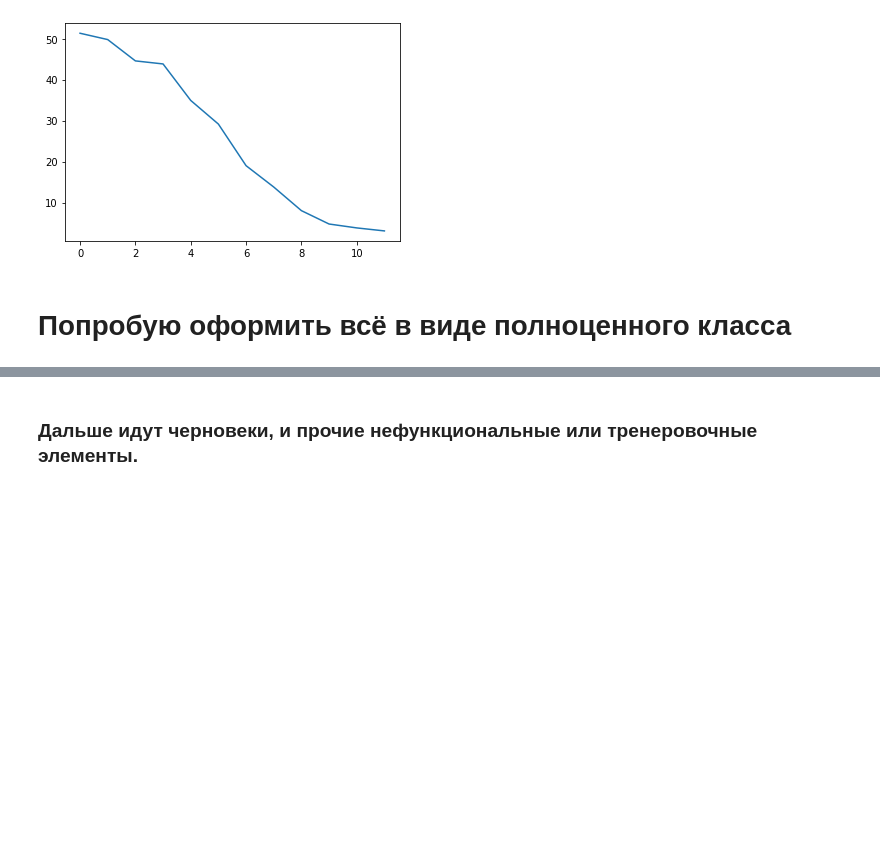
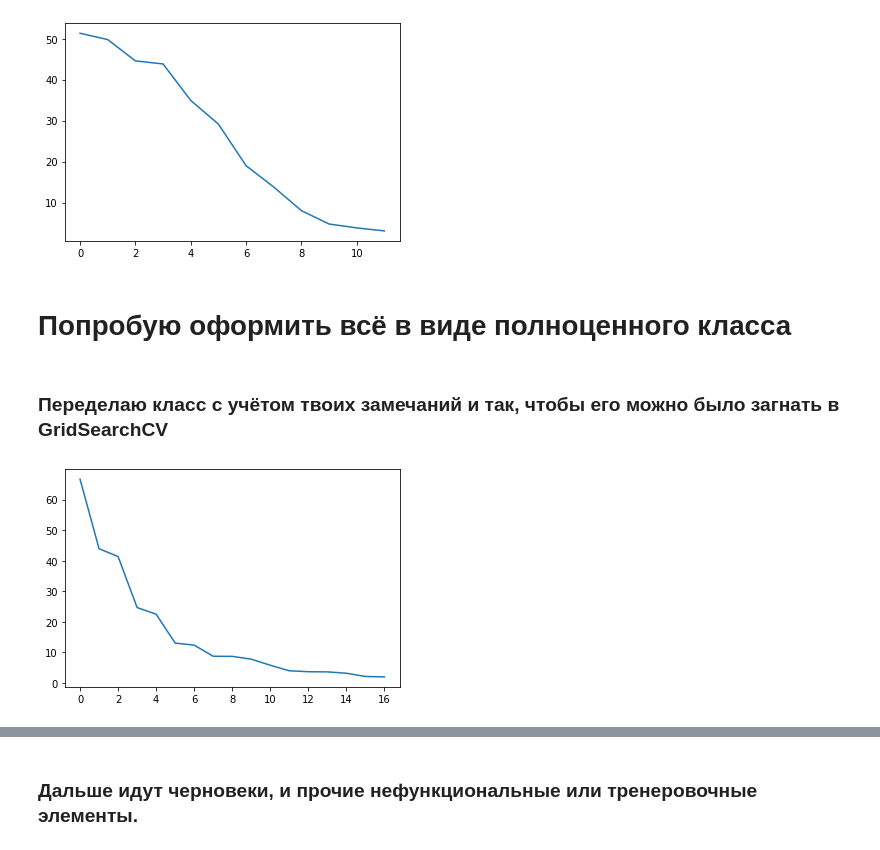
Before and after one commit to 89605502155/ML-repositry, a Jupyter notebook: N-PLS.ipynb, the cells around one changed output, grey strips where cells are left out. Drawn from its saved outputs; the diff is of its cells as text; code cells hidden in the pictures; blank space fills up the shorter version.

Commit message:
I started to make the grid Search. It is not interesting version.

```diff
--- a/N-PLS.ipynb
+++ b/N-PLS.ipynb
@@ -151,3 +151,5 @@ from sklearn.base import BaseEstimator
 from sklearn.base import RegressorMixin
 import math
 from sklearn.metrics import mean_squared_error
+# %% [markdown]
+### Переделаю класс с учётом твоих замечаний и так, чтобы его можно было загнать в GridSearchCV
@@ -153,0 +238,5 @@ from sklearn.metrics import mean_squared_error
+# %%
+for i in range(0,1):
+    b.fit(X_train,y_train)
+# %% [output]
+[figure, added]
```
Also changed, not shown: parts of 11 cells of this notebook.
